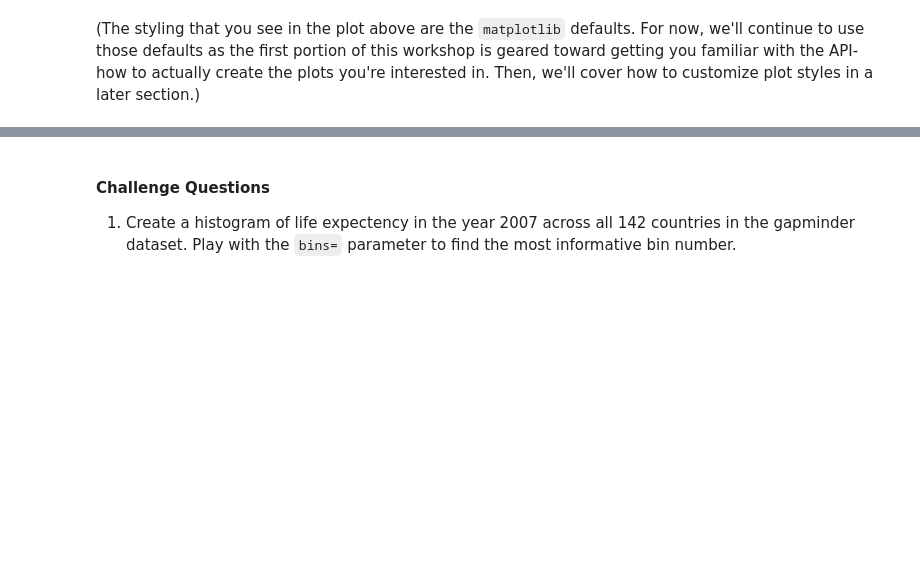
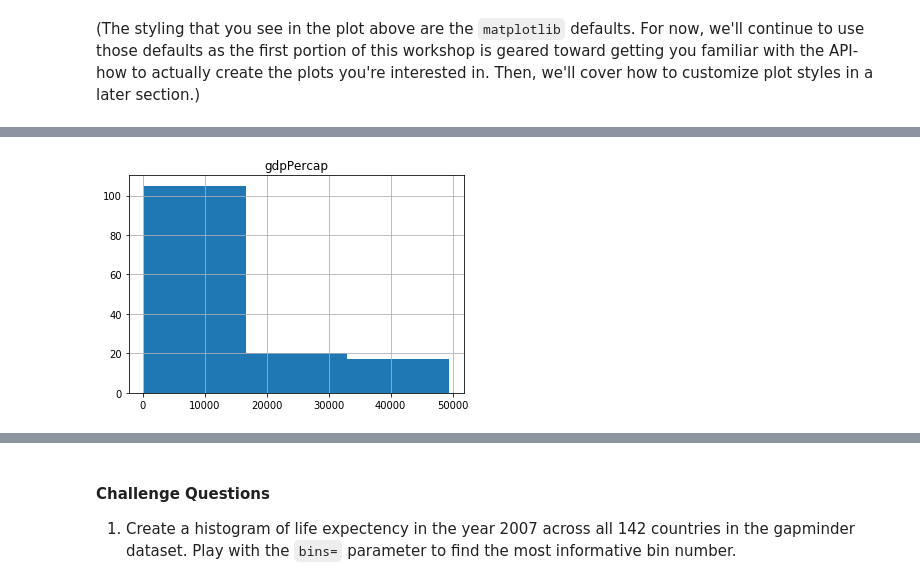
Before and after one commit to dlab-berkeley/Python-Data-Visualization-Legacy, a Jupyter notebook: visualization-with-python_answers.ipynb, the cells around one changed output, grey strips where cells are left out. Drawn from its saved outputs; the diff is of its cells as text; code cells hidden in the pictures; blank space fills up the shorter version.

```diff
--- a/visualization-with-python_answers.ipynb
+++ b/visualization-with-python_answers.ipynb
@@ -195,0 +206,7 @@ plt.ylabel('# of Countries');
+# %%
+gm_latest.hist(column='gdpPercap', bins=3);
+#title='Distribution of Global Per-Capita GDP in 2007',
+#               xlabel='Per-Capita GDP (Millions of USD)',
+#               ylabel='# of Countries')
+# %% [output]
+[figure, added]
```
Also changed, not shown: parts of 55 cells of this notebook.
